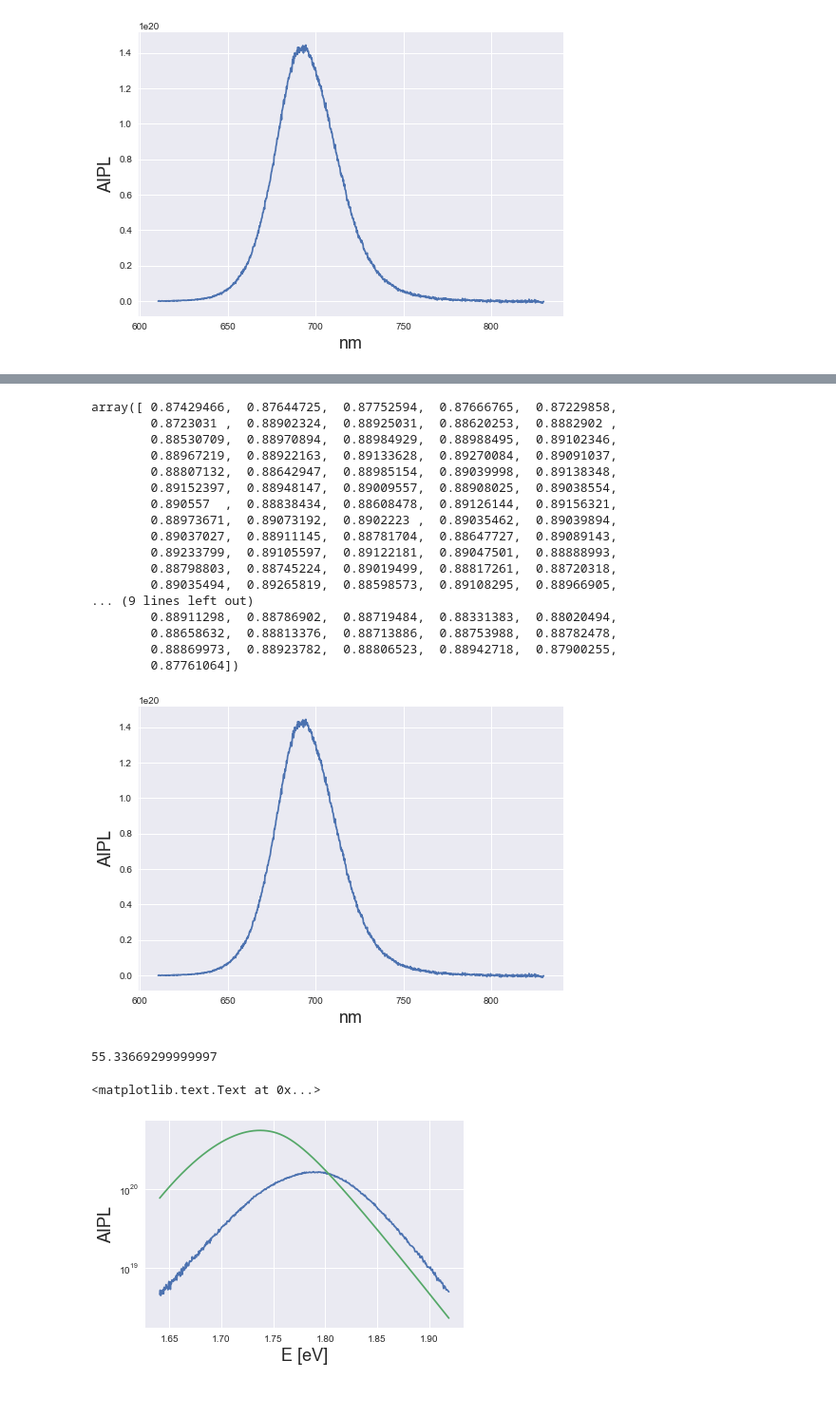
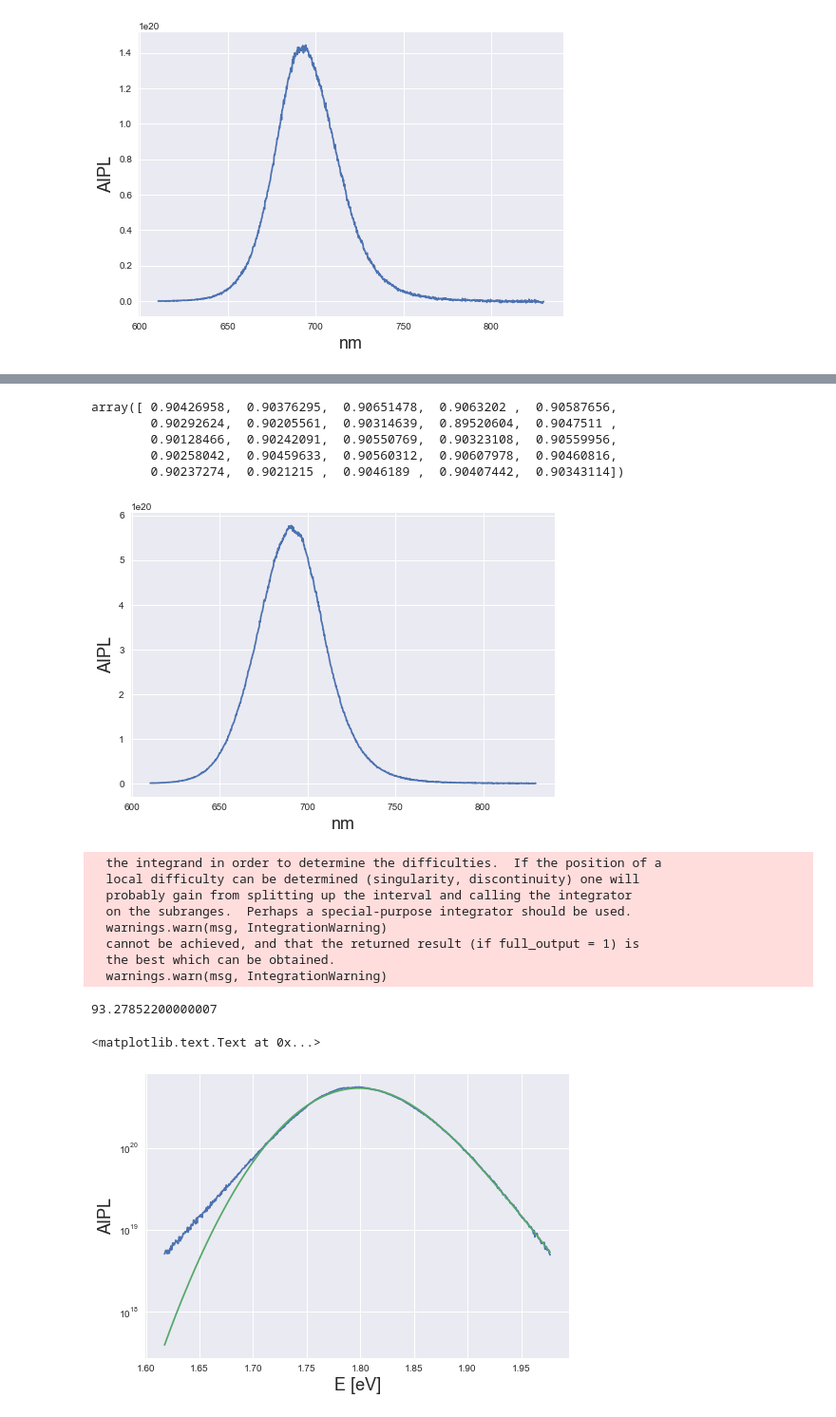
Before and after one commit to rstoddard24/PVtools, a Jupyter notebook: PVtools/PL/PVtools_dev.ipynb, the cells around one changed output, grey strips where cells are left out. Shown: that part at 95% size. Drawn from its saved outputs; the diff is of its cells as text; code cells hidden in the pictures.

```diff
--- a/PVtools/PL/PVtools_dev.ipynb
+++ b/PVtools/PL/PVtools_dev.ipynb
@@ -207,7 +207,7 @@ array([ 0.87429466,  0.87644725,  0.87752594,  0.87666765,  0.87229858,
 # %%
 df = pd.read_table('../../data/PLdata/example_spectra/dark.txt',header=None)
 dark = df.values
-df = pd.read_table('../../data/PLdata/example_spectra/2017_8-25 HPB XY.txt',header=None)
+df = pd.read_table('../../data/PLdata/example_spectra/2017_8-17 ink3 XY.txt',header=None)
 data = df.values
 AIPL = PLtools.aipl(data,dark,'500nm')
 
@@ -222,24 +222,12 @@ aipl_data = AIPL
 
 chi_PLQY
 # %% [output]
-array([ 0.87429466,  0.87644725,  0.87752594,  0.87666765,  0.87229858,
-        0.8723031 ,  0.88902324,  0.88925031,  0.88620253,  0.8882902 ,
-        0.88530709,  0.88970894,  0.88984929,  0.88988495,  0.89102346,
-        0.88967219,  0.88922163,  0.89133628,  0.89270084,  0.89091037,
-        0.88807132,  0.88642947,  0.88985154,  0.89039998,  0.89138348,
-        0.89152397,  0.88948147,  0.89009557,  0.88908025,  0.89038554,
-        0.890557  ,  0.88838434,  0.88608478,  0.89126144,  0.89156321,
-        0.88973671,  0.89073192,  0.8902223 ,  0.89035462,  0.89039894,
-        0.89037027,  0.88911145,  0.88781704,  0.88647727,  0.89089143,
-        0.89233799,  0.89105597,  0.89122181,  0.89047501,  0.88888993,
-        0.88798803,  0.88745224,  0.89019499,  0.88817261,  0.88720318,
-        0.89035494,  0.89265819,  0.88598573,  0.89108295,  0.88966905,
-... (9 lines left out)
-        0.88911298,  0.88786902,  0.88719484,  0.88331383,  0.88020494,
-        0.88658632,  0.88813376,  0.88713886,  0.88753988,  0.88782478,
-        0.88869973,  0.88923782,  0.88806523,  0.88942718,  0.87900255,
-        0.87761064])
+array([ 0.90426958,  0.90376295,  0.90651478,  0.9063202 ,  0.90587656,
+        0.90292624,  0.90205561,  0.90314639,  0.89520604,  0.9047511 ,
+        0.90128466,  0.90242091,  0.90550769,  0.90323108,  0.90559956,
+        0.90258042,  0.90459633,  0.90560312,  0.90607978,  0.90460816,
+        0.90237274,  0.9021215 ,  0.9046189 ,  0.90407442,  0.90343114])
-[figure, old version]
+[figure, new version]
 # %%
 #def plqy_ext(aipl_data,laser_power):
 laser_power = 37*1e-9
@@ -349,34 +337,44 @@ def fpf(E,theta,gam,Eg,QFLS,T):
     AIPL = 2*pi*E**2/(heV**3*c**2)*((1-np.exp(-a0*d*ge))/(np.exp((E-QFLS)/(keV*T))-1))*(1-2/(np.exp((E-QFLS)/(2*keV*T))+1))
 
     AIPL = np.log(AIPL)
     return AIPL
 
 
 thresh = 5e18
 lb_idx = np.argmin(np.absolute(Ipl[:maxI_idx]-thresh))
 rb_idx = np.argmin(np.absolute(Ipl[maxI_idx:]-thresh))+maxI_idx
 
+ll_idx = np.argmin(np.absolute(E-1.7))
+
 X = np.ones(5);
 d = 375/(1e7) #cm
 Xscale = [1.5,.037,1e5,1.75,1.4,288,d]
 X[0] = Xscale[0]
 X[1] = Xscale[1]
 X[2] = Xscale[3]
 X[3] = Xscale[4]
 X[4] = Xscale[5]
 
 tic = time.clock()
-Xf, pcov = scipy.optimize.curve_fit(fpf, E[lb_idx:rb_idx], np.log(Ipl[lb_idx:rb_idx]),p0=X)
+Xf, pcov = scipy.optimize.curve_fit(fpf, E[lb_idx:ll_idx], np.log(Ipl[lb_idx:ll_idx]),p0=X)
 toc = time.clock()
 print(toc-tic)
 
 #aipl_mod = fpf(E,Xf[0],Xf[1],Xf[2],Xf[3],Xf[4])
 aipl_mod = np.exp(fpf(E[lb_idx:rb_idx],Xf[0],Xf[1],Xf[2],Xf[3],Xf[4]))
 
 plt.semilogy(E[lb_idx:rb_idx],Ipl[lb_idx:rb_idx],E[lb_idx:rb_idx],aipl_mod)
 plt.xlabel('E [eV]', fontsize=18)
 plt.ylabel('AIPL',fontsize=18)
 # %% [output]
-55.33669299999997
+  the integrand in order to determine the difficulties.  If the position of a
+  local difficulty can be determined (singularity, discontinuity) one will
+  probably gain from splitting up the interval and calling the integrator
+  on the subranges.  Perhaps a special-purpose integrator should be used.
+  warnings.warn(msg, IntegrationWarning)
+  cannot be achieved, and that the returned result (if full_output = 1) is
+  the best which can be obtained.
+  warnings.warn(msg, IntegrationWarning)
-<matplotlib.text.Text at 0x...>
+93.27852200000007
+<matplotlib.text.Text at 0x...>
-[figure, old version]
+[figure, new version]
```
Also changed, not shown: parts of 5 cells of this notebook, 1 other file.
